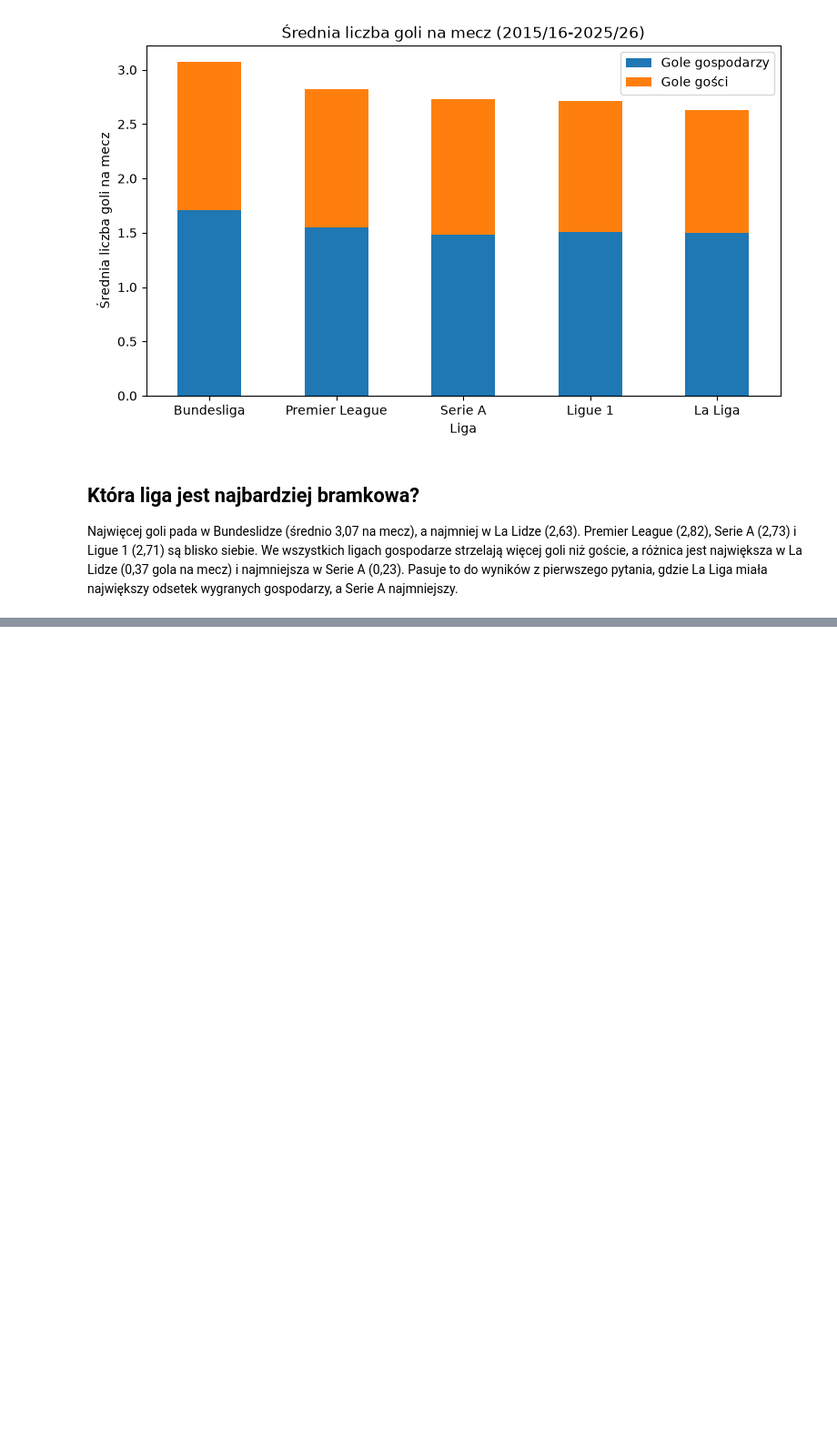
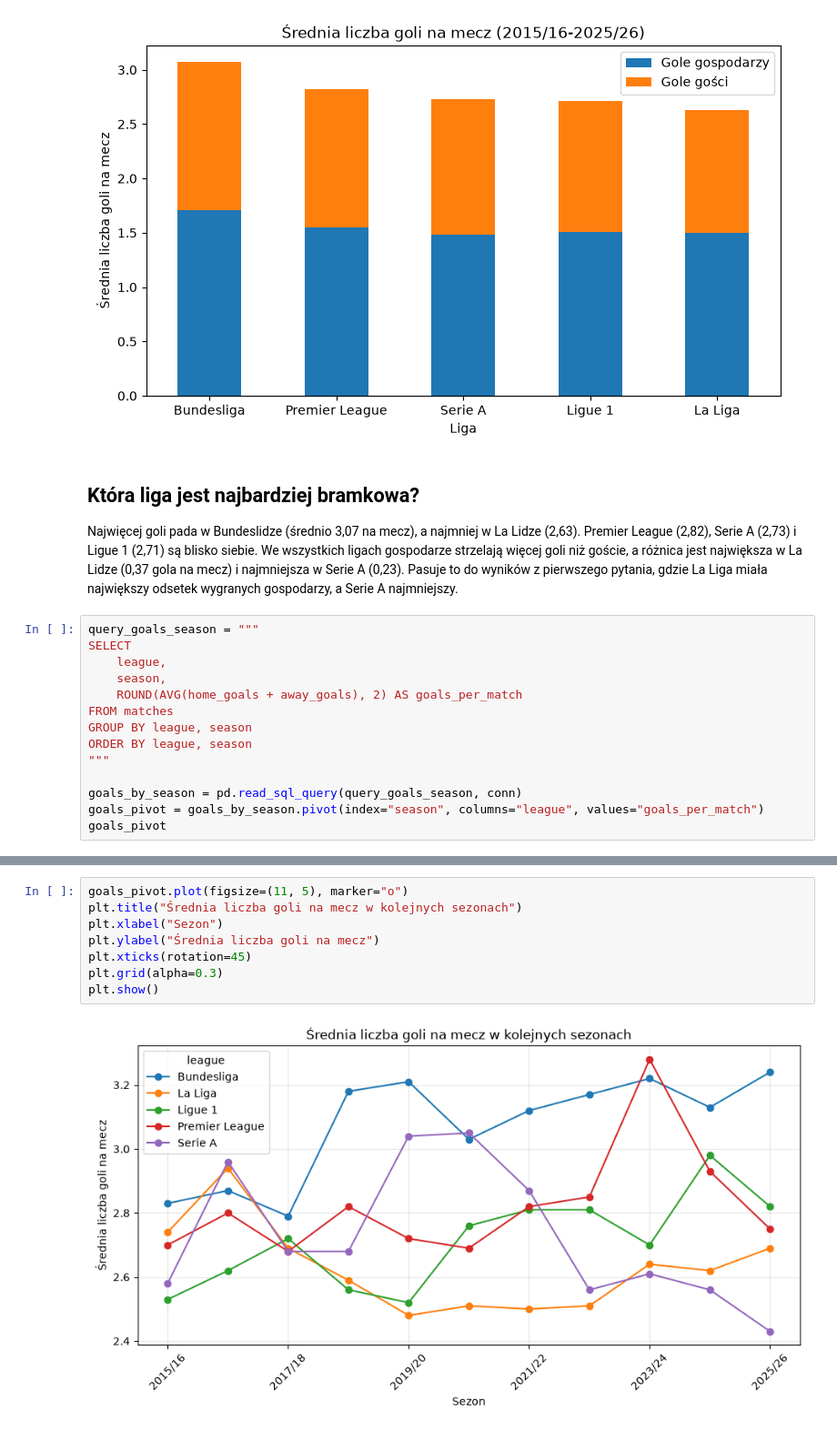
Before and after one commit to igorfliss/football-analysis, a Jupyter notebook: notebooks/01_analysis.ipynb, the cells around one changed output, grey strips where cells are left out. Shown at 91% size. Cells and saved outputs as stored; diff of their text form; blank space fills up the shorter version.

Commit message:
Add goals by season

```diff
--- a/notebooks/01_analysis.ipynb
+++ b/notebooks/01_analysis.ipynb
@@ -143,3 +143,17 @@ plt.show()
 ## Która liga jest najbardziej bramkowa?
 
 Najwięcej goli pada w Bundeslidze (średnio 3,07 na mecz), a najmniej w La Lidze (2,63). Premier League (2,82), Serie A (2,73) i Ligue 1 (2,71) są blisko siebie. We wszystkich ligach gospodarze strzelają więcej goli niż goście, a różnica jest największa w La Lidze (0,37 gola na mecz) i najmniejsza w Serie A (0,23). Pasuje to do wyników z pierwszego pytania, gdzie La Liga miała największy odsetek wygranych gospodarzy, a Serie A najmniejszy.
+# %%
+query_goals_season = """
+SELECT
+    league,
+    season,
+    ROUND(AVG(home_goals + away_goals), 2) AS goals_per_match
+FROM matches
+GROUP BY league, season
+ORDER BY league, season
+"""
+
+goals_by_season = pd.read_sql_query(query_goals_season, conn)
+goals_pivot = goals_by_season.pivot(index="season", columns="league", values="goals_per_match")
+goals_pivot
@@ -145,0 +174,10 @@ Najwięcej goli pada w Bundeslidze (średnio 3,07 na mecz), a najmniej w La Lidz
+# %%
+goals_pivot.plot(figsize=(11, 5), marker="o")
+plt.title("Średnia liczba goli na mecz w kolejnych sezonach")
+plt.xlabel("Sezon")
+plt.ylabel("Średnia liczba goli na mecz")
+plt.xticks(rotation=45)
+plt.grid(alpha=0.3)
+plt.show()
+# %% [output]
+[figure, added]
```
Also changed, not shown: parts of 2 cells of this notebook.
